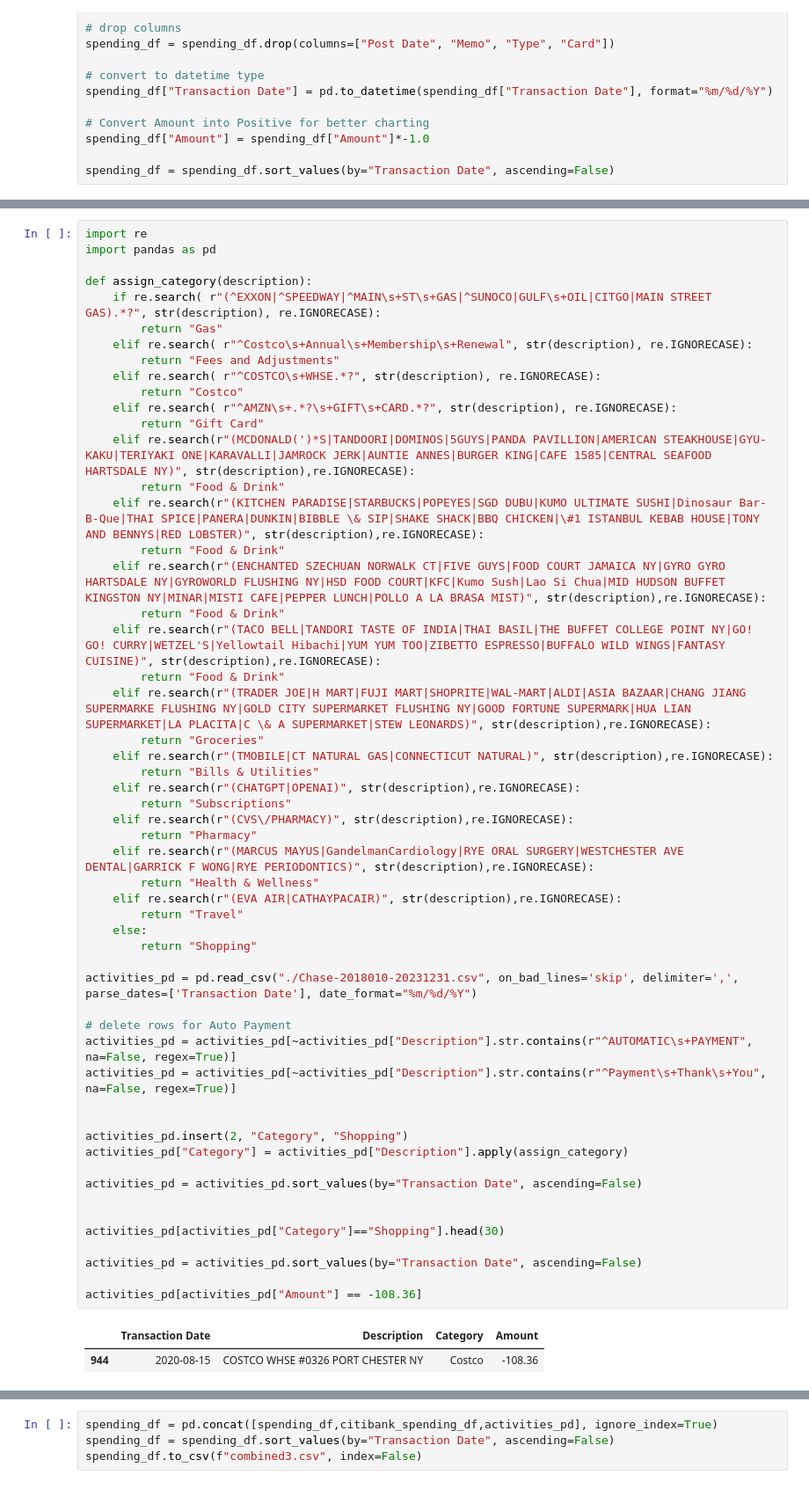
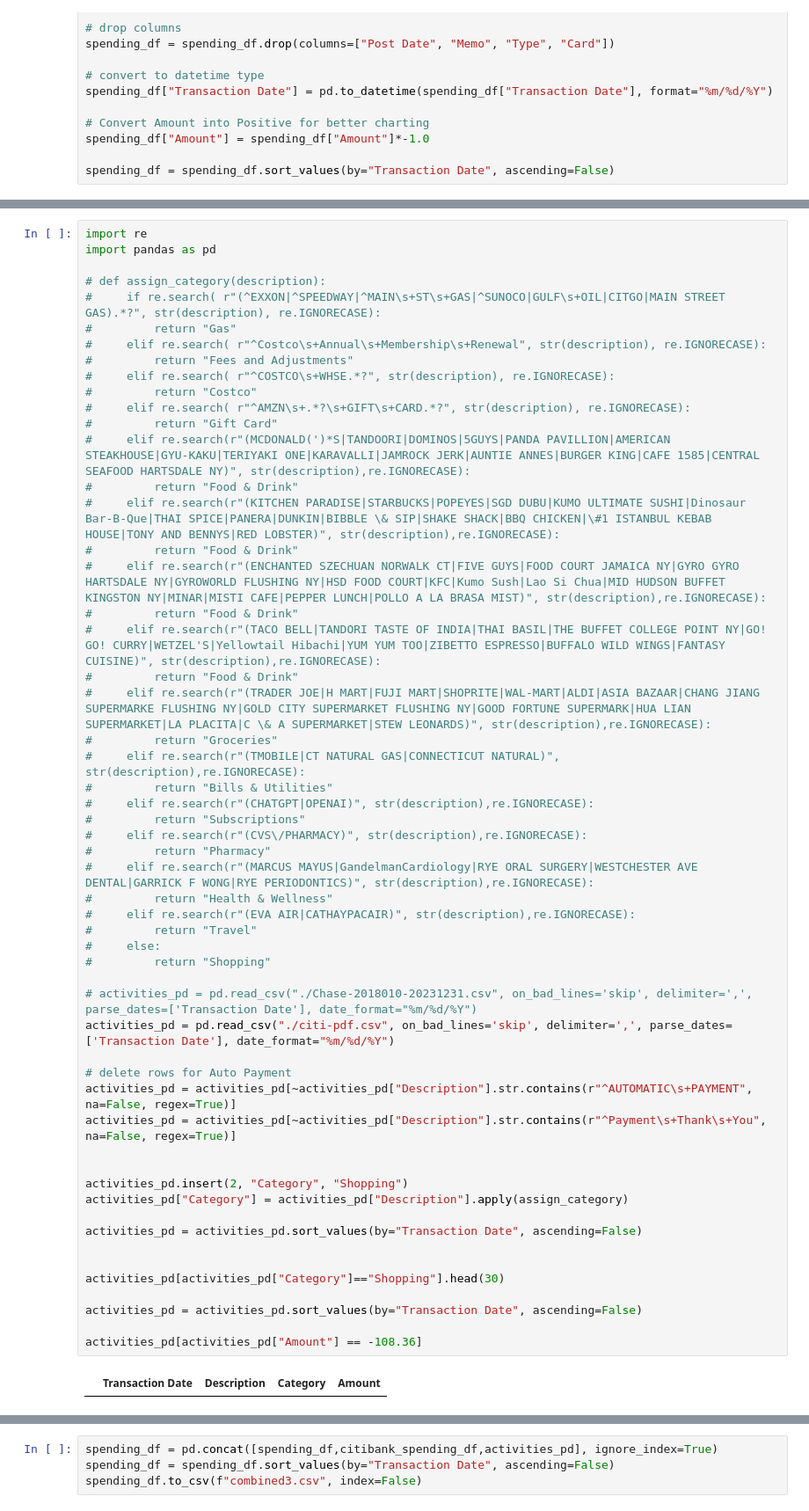
Before and after one commit to raymdlau13/spending, a Jupyter notebook: analysis.ipynb, the cells around one changed output, grey strips where cells are left out. Shown at 88% size. Cells and saved outputs as stored; diff of their text form.

```diff
--- a/analysis.ipynb
+++ b/analysis.ipynb
@@ -74,57 +131,57 @@ citibank_spending_df["Category"] = citibank_spending_df["Description"].apply(ass
 # %%
 import re
 import pandas as pd
 
-def assign_category(description):
-    if re.search( r"(^EXXON|^SPEEDWAY|^MAIN\s+ST\s+GAS|^SUNOCO|GULF\s+OIL|CITGO|MAIN STREET GAS).*?", str(description), re.IGNORECASE):
-        return "Gas"
-    elif re.search( r"^Costco\s+Annual\s+Membership\s+Renewal", str(description), re.IGNORECASE):
-        return "Fees and Adjustments"
-    elif re.search( r"^COSTCO\s+WHSE.*?", str(description), re.IGNORECASE):
-        return "Costco"
-    elif re.search( r"^AMZN\s+.*?\s+GIFT\s+CARD.*?", str(description), re.IGNORECASE):
-        return "Gift Card"
-    elif re.search(r"(MCDONALD(')*S|TANDOORI|DOMINOS|5GUYS|PANDA PAVILLION|AMERICAN STEAKHOUSE|GYU-KAKU|TERIYAKI ONE|KARAVALLI|JAMROCK JERK|AUNTIE ANNES|BURGER KING|CAFE 1585|CENTRAL SEAFOOD HARTSDALE NY)", str(description),re.IGNORECASE):
-        return "Food & Drink"
-    elif re.search(r"(KITCHEN PARADISE|STARBUCKS|POPEYES|SGD DUBU|KUMO ULTIMATE SUSHI|Dinosaur Bar-B-Que|THAI SPICE|PANERA|DUNKIN|BIBBLE \& SIP|SHAKE SHACK|BBQ CHICKEN|\#1 ISTANBUL KEBAB HOUSE|TONY AND BENNYS|RED LOBSTER)", str(description),re.IGNORECASE):
-        return "Food & Drink"
-    elif re.search(r"(ENCHANTED SZECHUAN NORWALK CT|FIVE GUYS|FOOD COURT JAMAICA NY|GYRO GYRO HARTSDALE NY|GYROWORLD FLUSHING NY|HSD FOOD COURT|KFC|Kumo Sush|Lao Si Chua|MID HUDSON BUFFET KINGSTON NY|MINAR|MISTI CAFE|PEPPER LUNCH|POLLO A LA BRASA MIST)", str(description),re.IGNORECASE):
-        return "Food & Drink"
-    elif re.search(r"(TACO BELL|TANDORI TASTE OF INDIA|THAI BASIL|THE BUFFET COLLEGE POINT NY|GO! GO! CURRY|WETZEL'S|Yellowtail Hibachi|YUM YUM TOO|ZIBETTO ESPRESSO|BUFFALO WILD WINGS|FANTASY CUISINE)", str(description),re.IGNORECASE):
-        return "Food & Drink"
-    elif re.search(r"(TRADER JOE|H MART|FUJI MART|SHOPRITE|WAL-MART|ALDI|ASIA BAZAAR|CHANG JIANG SUPERMARKE FLUSHING NY|GOLD CITY SUPERMARKET FLUSHING NY|GOOD FORTUNE SUPERMARK|HUA LIAN SUPERMARKET|LA PLACITA|C \& A SUPERMARKET|STEW LEONARDS)", str(description),re.IGNORECASE):
-        return "Groceries"
-    elif re.search(r"(TMOBILE|CT NATURAL GAS|CONNECTICUT NATURAL)", str(description),re.IGNORECASE):
-        return "Bills & Utilities"
-    elif re.search(r"(CHATGPT|OPENAI)", str(description),re.IGNORECASE):
-        return "Subscriptions"
-    elif re.search(r"(CVS\/PHARMACY)", str(description),re.IGNORECASE):
-        return "Pharmacy"
-    elif re.search(r"(MARCUS MAYUS|GandelmanCardiology|RYE ORAL SURGERY|WESTCHESTER AVE DENTAL|GARRICK F WONG|RYE PERIODONTICS)", str(description),re.IGNORECASE):
-        return "Health & Wellness"
-    elif re.search(r"(EVA AIR|CATHAYPACAIR)", str(description),re.IGNORECASE):
-        return "Travel"
-    else:
-        return "Shopping"
+# def assign_category(description):
+#     if re.search( r"(^EXXON|^SPEEDWAY|^MAIN\s+ST\s+GAS|^SUNOCO|GULF\s+OIL|CITGO|MAIN STREET GAS).*?", str(description), re.IGNORECASE):
+#         return "Gas"
+#     elif re.search( r"^Costco\s+Annual\s+Membership\s+Renewal", str(description), re.IGNORECASE):
+#         return "Fees and Adjustments"
+#     elif re.search( r"^COSTCO\s+WHSE.*?", str(description), re.IGNORECASE):
+#         return "Costco"
+#     elif re.search( r"^AMZN\s+.*?\s+GIFT\s+CARD.*?", str(description), re.IGNORECASE):
+#         return "Gift Card"
+#     elif re.search(r"(MCDONALD(')*S|TANDOORI|DOMINOS|5GUYS|PANDA PAVILLION|AMERICAN STEAKHOUSE|GYU-KAKU|TERIYAKI ONE|KARAVALLI|JAMROCK JERK|AUNTIE ANNES|BURGER KING|CAFE 1585|CENTRAL SEAFOOD HARTSDALE NY)", str(description),re.IGNORECASE):
+#         return "Food & Drink"
+#     elif re.search(r"(KITCHEN PARADISE|STARBUCKS|POPEYES|SGD DUBU|KUMO ULTIMATE SUSHI|Dinosaur Bar-B-Que|THAI SPICE|PANERA|DUNKIN|BIBBLE \& SIP|SHAKE SHACK|BBQ CHICKEN|\#1 ISTANBUL KEBAB HOUSE|TONY AND BENNYS|RED LOBSTER)", str(description),re.IGNORECASE):
+#         return "Food & Drink"
+#     elif re.search(r"(ENCHANTED SZECHUAN NORWALK CT|FIVE GUYS|FOOD COURT JAMAICA NY|GYRO GYRO HARTSDALE NY|GYROWORLD FLUSHING NY|HSD FOOD COURT|KFC|Kumo Sush|Lao Si Chua|MID HUDSON BUFFET KINGSTON NY|MINAR|MISTI CAFE|PEPPER LUNCH|POLLO A LA BRASA MIST)", str(description),re.IGNORECASE):
+#         return "Food & Drink"
+#     elif re.search(r"(TACO BELL|TANDORI TASTE OF INDIA|THAI BASIL|THE BUFFET COLLEGE POINT NY|GO! GO! CURRY|WETZEL'S|Yellowtail Hibachi|YUM YUM TOO|ZIBETTO ESPRESSO|BUFFALO WILD WINGS|FANTASY CUISINE)", str(description),re.IGNORECASE):
+#         return "Food & Drink"
+#     elif re.search(r"(TRADER JOE|H MART|FUJI MART|SHOPRITE|WAL-MART|ALDI|ASIA BAZAAR|CHANG JIANG SUPERMARKE FLUSHING NY|GOLD CITY SUPERMARKET FLUSHING NY|GOOD FORTUNE SUPERMARK|HUA LIAN SUPERMARKET|LA PLACITA|C \& A SUPERMARKET|STEW LEONARDS)", str(description),re.IGNORECASE):
+#         return "Groceries"
+#     elif re.search(r"(TMOBILE|CT NATURAL GAS|CONNECTICUT NATURAL)", str(description),re.IGNORECASE):
+#         return "Bills & Utilities"
+#     elif re.search(r"(CHATGPT|OPENAI)", str(description),re.IGNORECASE):
+#         return "Subscriptions"
+#     elif re.search(r"(CVS\/PHARMACY)", str(description),re.IGNORECASE):
+#         return "Pharmacy"
+#     elif re.search(r"(MARCUS MAYUS|GandelmanCardiology|RYE ORAL SURGERY|WESTCHESTER AVE DENTAL|GARRICK F WONG|RYE PERIODONTICS)", str(description),re.IGNORECASE):
+#         return "Health & Wellness"
+#     elif re.search(r"(EVA AIR|CATHAYPACAIR)", str(description),re.IGNORECASE):
+#         return "Travel"
+#     else:
+#         return "Shopping"
 
-activities_pd = pd.read_csv("./Chase-2018010-20231231.csv", on_bad_lines='skip', delimiter=',', parse_dates=['Transaction Date'], date_format="%m/%d/%Y")
+# activities_pd = pd.read_csv("./Chase-2018010-20231231.csv", on_bad_lines='skip', delimiter=',', parse_dates=['Transaction Date'], date_format="%m/%d/%Y")
+activities_pd = pd.read_csv("./citi-pdf.csv", on_bad_lines='skip', delimiter=',', parse_dates=['Transaction Date'], date_format="%m/%d/%Y")
 
 # delete rows for Auto Payment
 activities_pd = activities_pd[~activities_pd["Description"].str.contains(r"^AUTOMATIC\s+PAYMENT", na=False, regex=True)]
 activities_pd = activities_pd[~activities_pd["Description"].str.contains(r"^Payment\s+Thank\s+You", na=False, regex=True)]
 
 
 activities_pd.insert(2, "Category", "Shopping")
 activities_pd["Category"] = activities_pd["Description"].apply(assign_category)
 
 activities_pd = activities_pd.sort_values(by="Transaction Date", ascending=False)
 
 
 activities_pd[activities_pd["Category"]=="Shopping"].head(30)
 
 activities_pd = activities_pd.sort_values(by="Transaction Date", ascending=False)
 
 activities_pd[activities_pd["Amount"] == -108.36]
 # %% [output]
 |  | Transaction Date | Description | Category | Amount |
-| 944 | 2020-08-15 | COSTCO WHSE #0326 PORT CHESTER NY | Costco | -108.36 |
```
Also changed, not shown: parts of 6 cells of this notebook, 2 other files.
